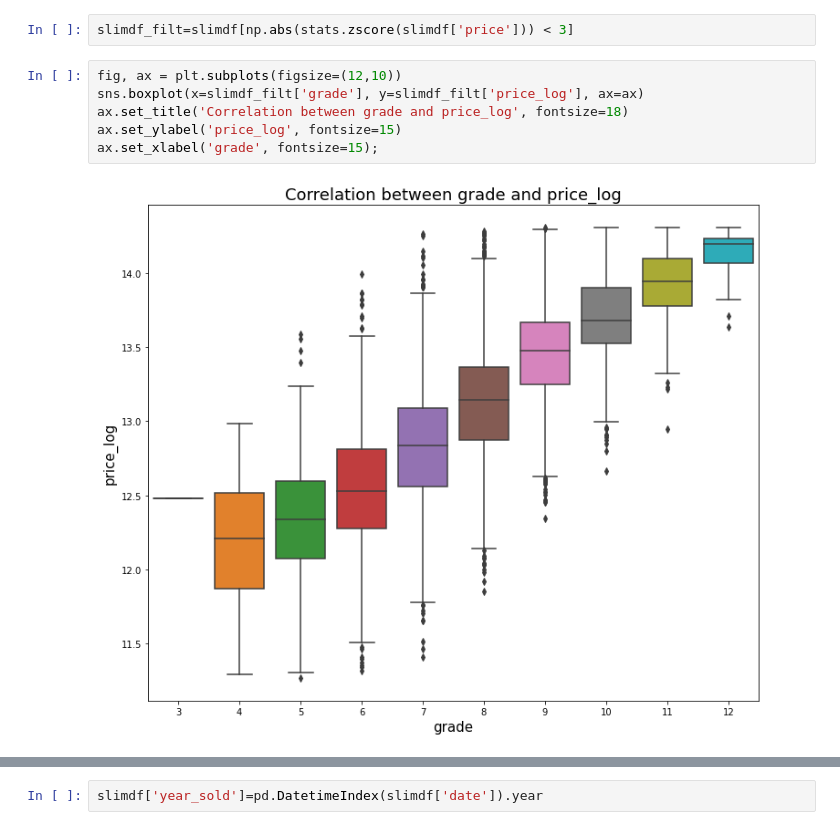
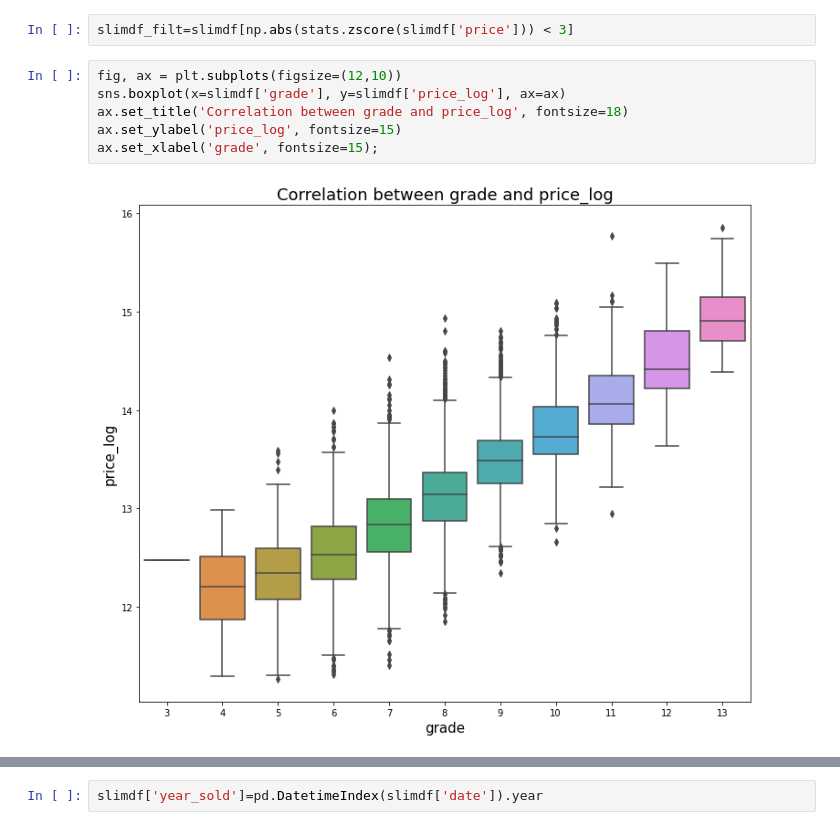
Before and after one commit to qsou/bsc-phase-two-project, a Jupyter notebook: notebooks/exploratory/bobbyexplore/Bobby_work.ipynb, the cells around one changed output, grey strips where cells are left out. Cells and saved outputs as stored; diff of their text form.

```diff
--- a/notebooks/exploratory/bobbyexplore/Bobby_work.ipynb
+++ b/notebooks/exploratory/bobbyexplore/Bobby_work.ipynb
@@ -366,12 +367,12 @@ slimdf.drop('grade', axis=1)
 slimdf_filt=slimdf[np.abs(stats.zscore(slimdf['price'])) < 3]
 # %%
 fig, ax = plt.subplots(figsize=(12,10))
-sns.boxplot(x=slimdf_filt['grade'], y=slimdf_filt['price_log'], ax=ax)
+sns.boxplot(x=slimdf['grade'], y=slimdf['price_log'], ax=ax)
 ax.set_title('Correlation between grade and price_log', fontsize=18)
 ax.set_ylabel('price_log', fontsize=15)
 ax.set_xlabel('grade', fontsize=15);
 # %% [output]
-[figure, old version]
+[figure, new version]
 # %%
 slimdf.columns
 # %% [output]
```
Also changed, not shown: parts of 34 cells of this notebook.
